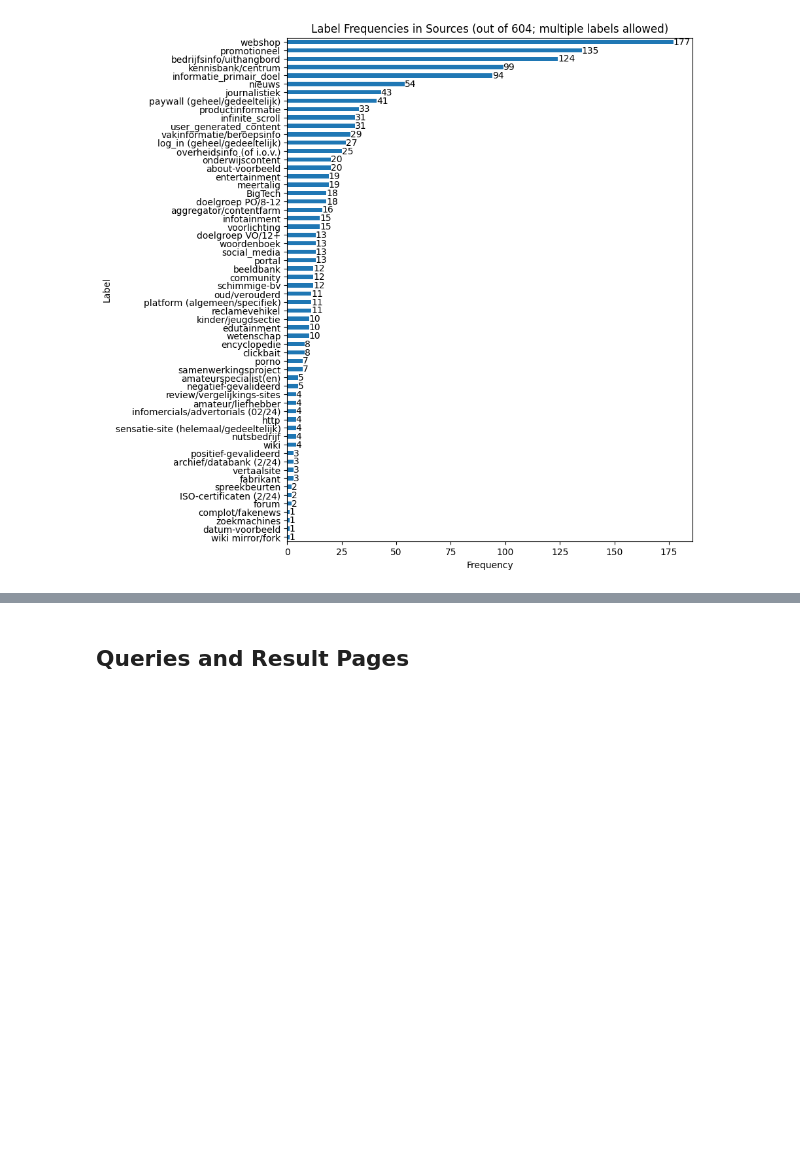
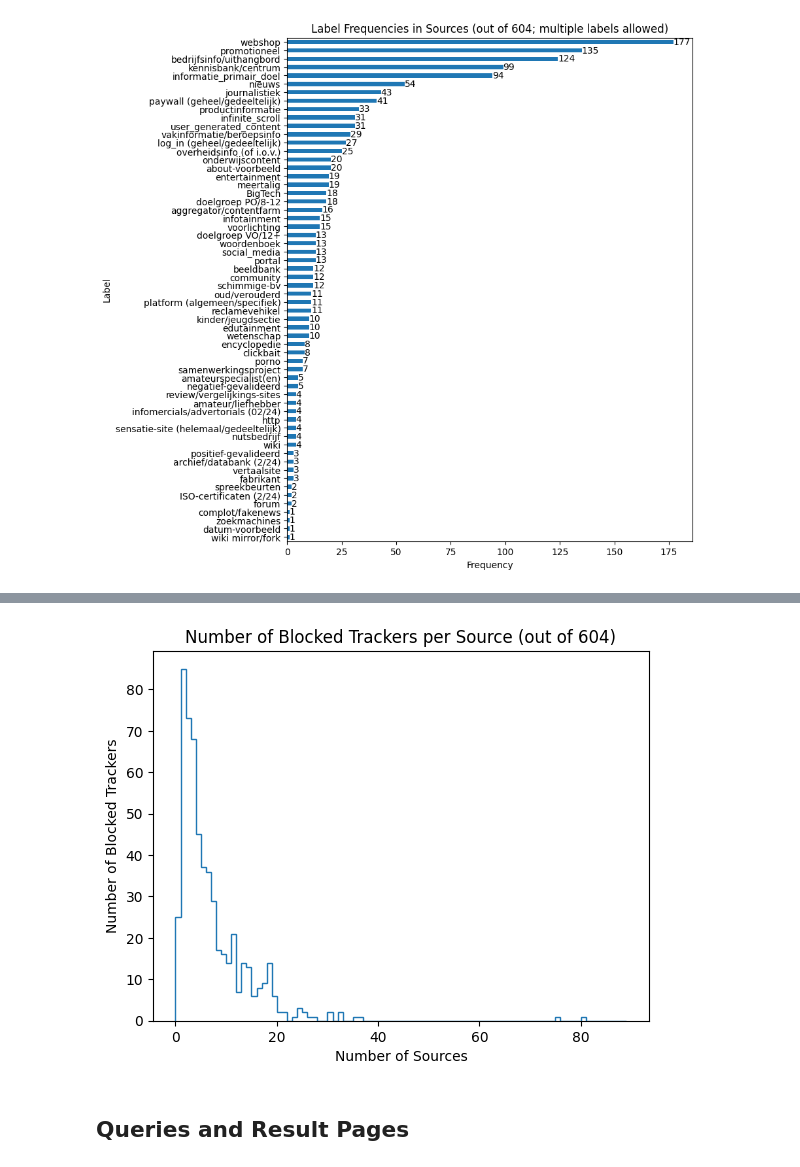
Before and after one commit to SlimZoeken/100queries, a Jupyter notebook: notebooks/analysis.ipynb, the cells around one changed output, grey strips where cells are left out. Saved outputs shown, nothing was run; the diff lists cells and outputs as text; code cells hidden in the pictures; blank space fills up the shorter version.

```diff
--- a/notebooks/analysis.ipynb
+++ b/notebooks/analysis.ipynb
@@ -460,3 +469,15 @@ ax.bar_label(ax.containers[0])
+# %%
+sources["uBlocked trackers"].plot(
+    kind="hist",
+    histtype="step",
+    bins=range(0, 90),
+    # xticks=range(0, 90, 5),
+    title=f"Number of Blocked Trackers per Source (out of {len(sources)})",
+    ylabel="Number of Blocked Trackers",
+    xlabel="Number of Sources",
+)
+# %% [output]
+[figure, added]
 # %% [markdown]
 ## Queries and Result Pages
 # %% [markdown]
```
Also changed, not shown: parts of 3 cells of this notebook.
